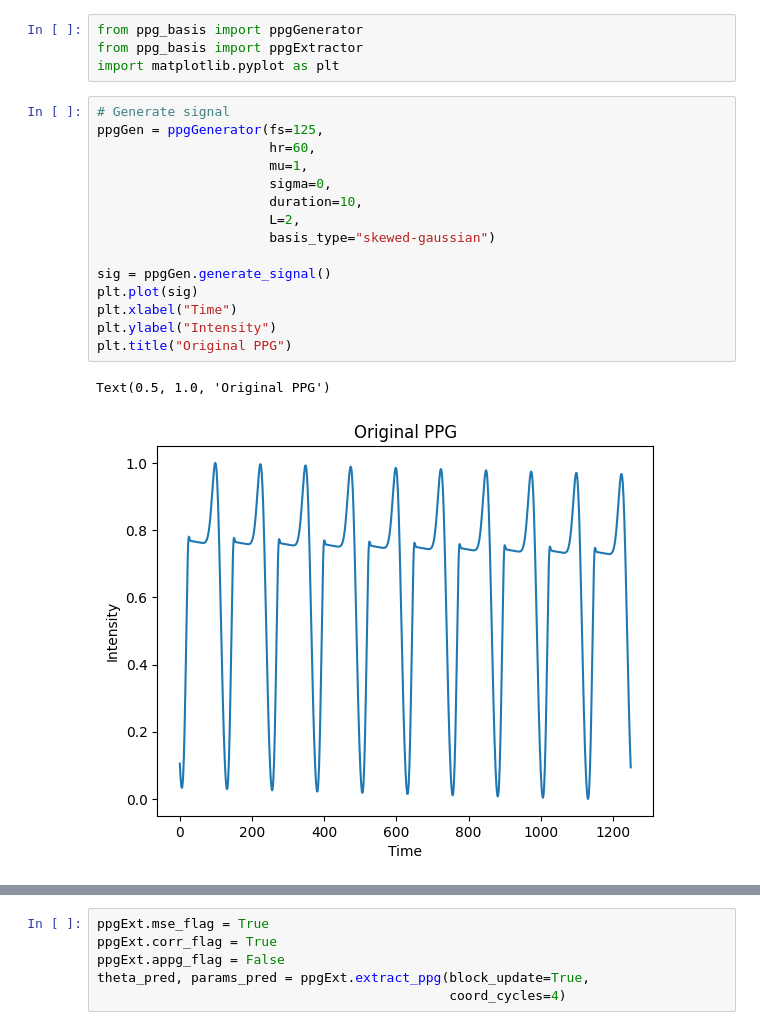
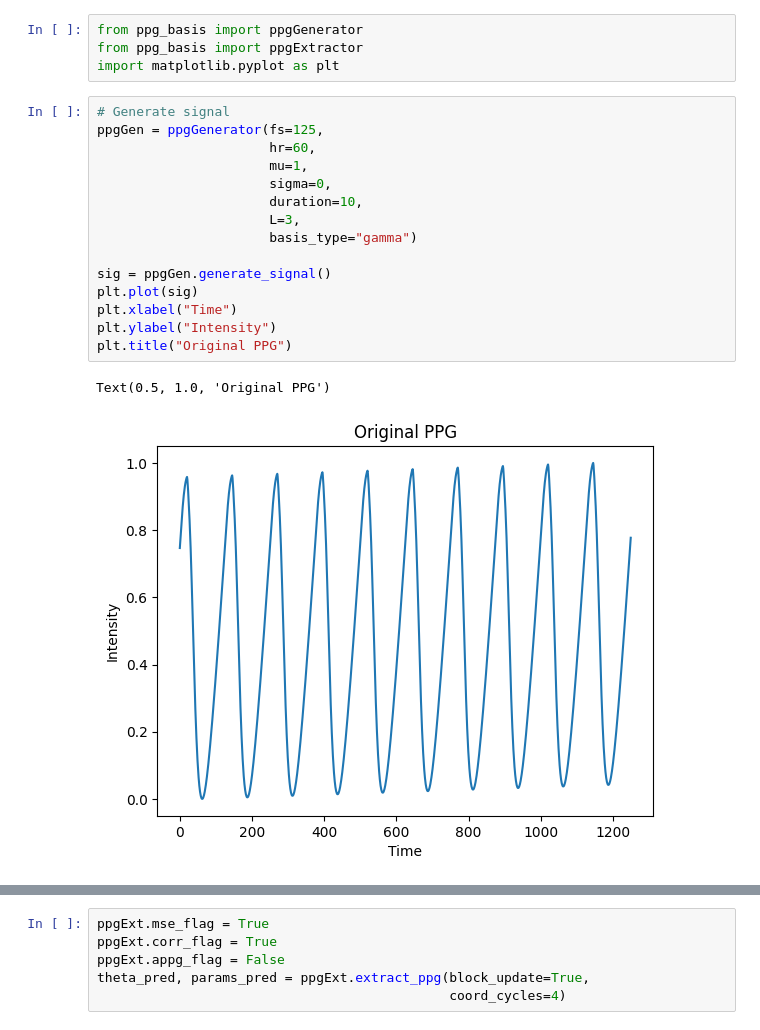
Before and after one commit to BailabUNC/ppg-basis, a Jupyter notebook: testbench.ipynb, the cells around one changed output, grey strips where cells are left out. Drawn from its saved outputs; the diff is of its cells as text.

```diff
--- a/testbench.ipynb
+++ b/testbench.ipynb
@@ -5,21 +5,21 @@ import matplotlib.pyplot as plt
 # %%
 # Generate signal
 ppgGen = ppgGenerator(fs=125,
                       hr=60,
                       mu=1,
                       sigma=0,
                       duration=10,
-                      L=2,
-                      basis_type="skewed-gaussian")
+                      L=3,
+                      basis_type="gamma")
 
 sig = ppgGen.generate_signal()
 plt.plot(sig)
 plt.xlabel("Time")
 plt.ylabel("Intensity")
 plt.title("Original PPG")
 # %% [output]
 Text(0.5, 1.0, 'Original PPG')
-[figure, old version]
+[figure, new version]
 # %%
 # Extract signal parameters
 ppgExt = ppgExtractor(signal=sig,
```
Also changed, not shown: parts of 3 cells of this notebook, 2 other files.
